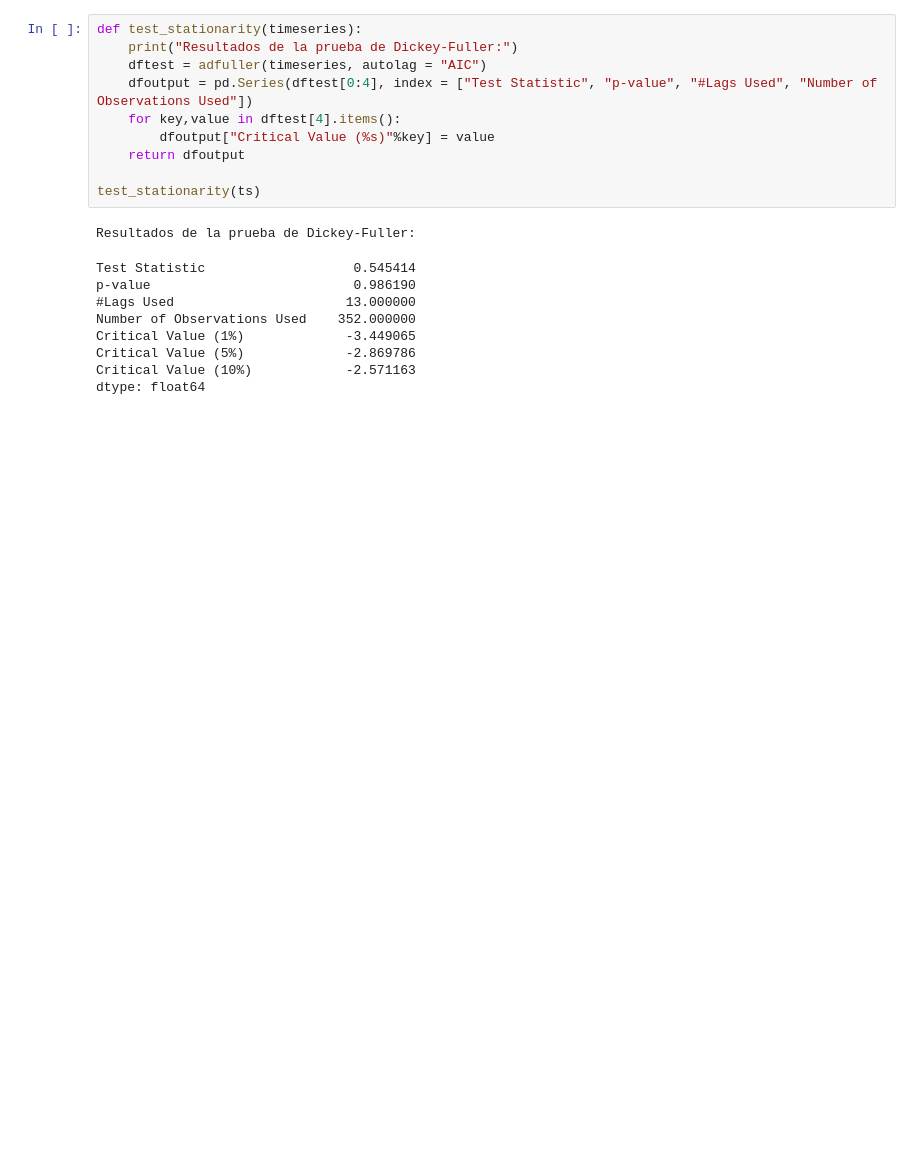
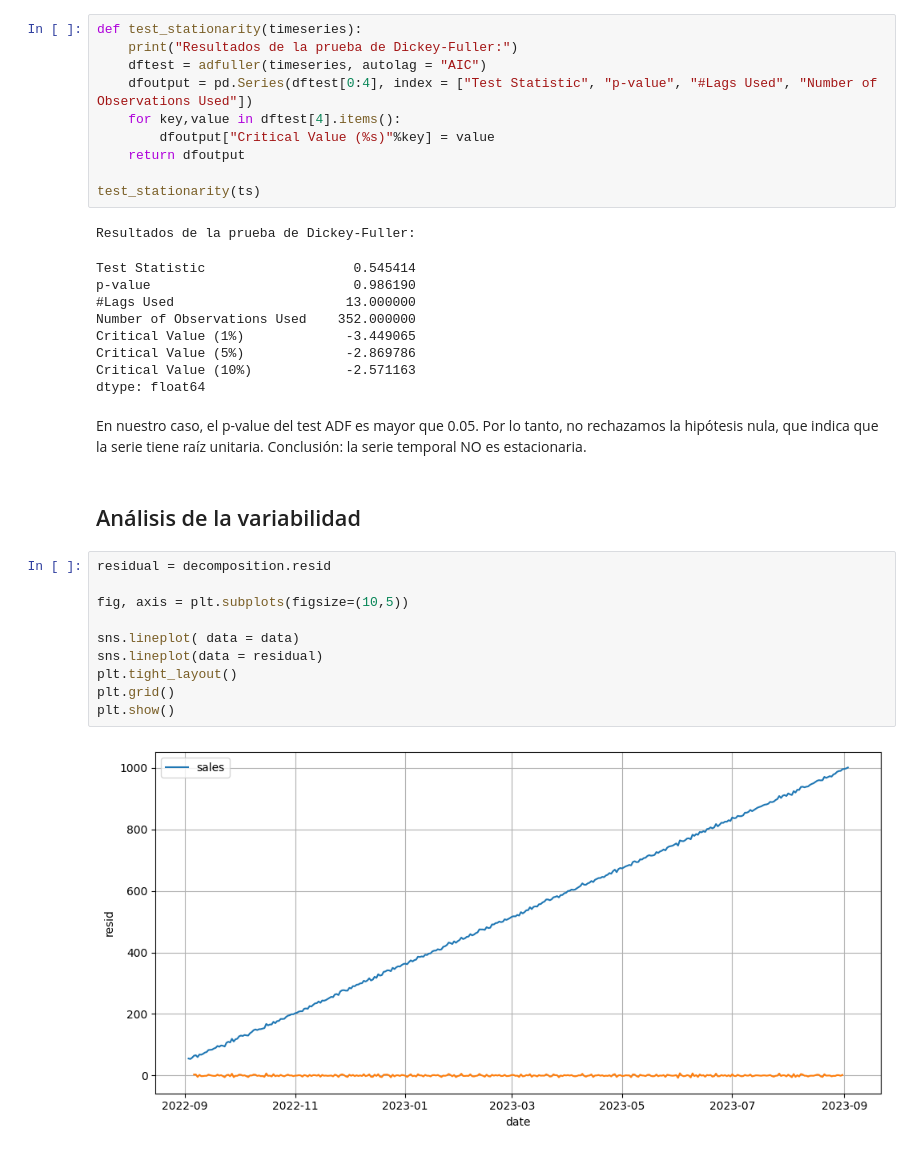
Before and after one commit to 4GeeksAcademy/Gupir11-machine-learning, a Jupyter notebook: src/10-time-series-forecasting-sales.ipynb, the cells around one changed output. Drawn from its saved outputs; the diff is of its cells as text; blank space fills up the shorter version.

```diff
--- a/src/10-time-series-forecasting-sales.ipynb
+++ b/src/10-time-series-forecasting-sales.ipynb
@@ -112,3 +133,21 @@ Critical Value (1%)             -3.449065
 Critical Value (5%)             -2.869786
 Critical Value (10%)            -2.571163
 dtype: float64
+# %% [markdown]
+En nuestro caso, el p-value del test ADF es mayor que 0.05.
+Por lo tanto, no rechazamos la hipótesis nula, que indica que la serie tiene raíz unitaria.
+Conclusión: la serie temporal NO es estacionaria.
+# %% [markdown]
+## Análisis de la variabilidad
+# %%
+residual = decomposition.resid
+
+fig, axis = plt.subplots(figsize=(10,5))
+
+sns.lineplot( data = data)
+sns.lineplot(data = residual)
+plt.tight_layout()
+plt.grid()
+plt.show()
+# %% [output]
+[figure, added]
```
Also changed, not shown: parts of 21 cells of this notebook, 1 other file.
